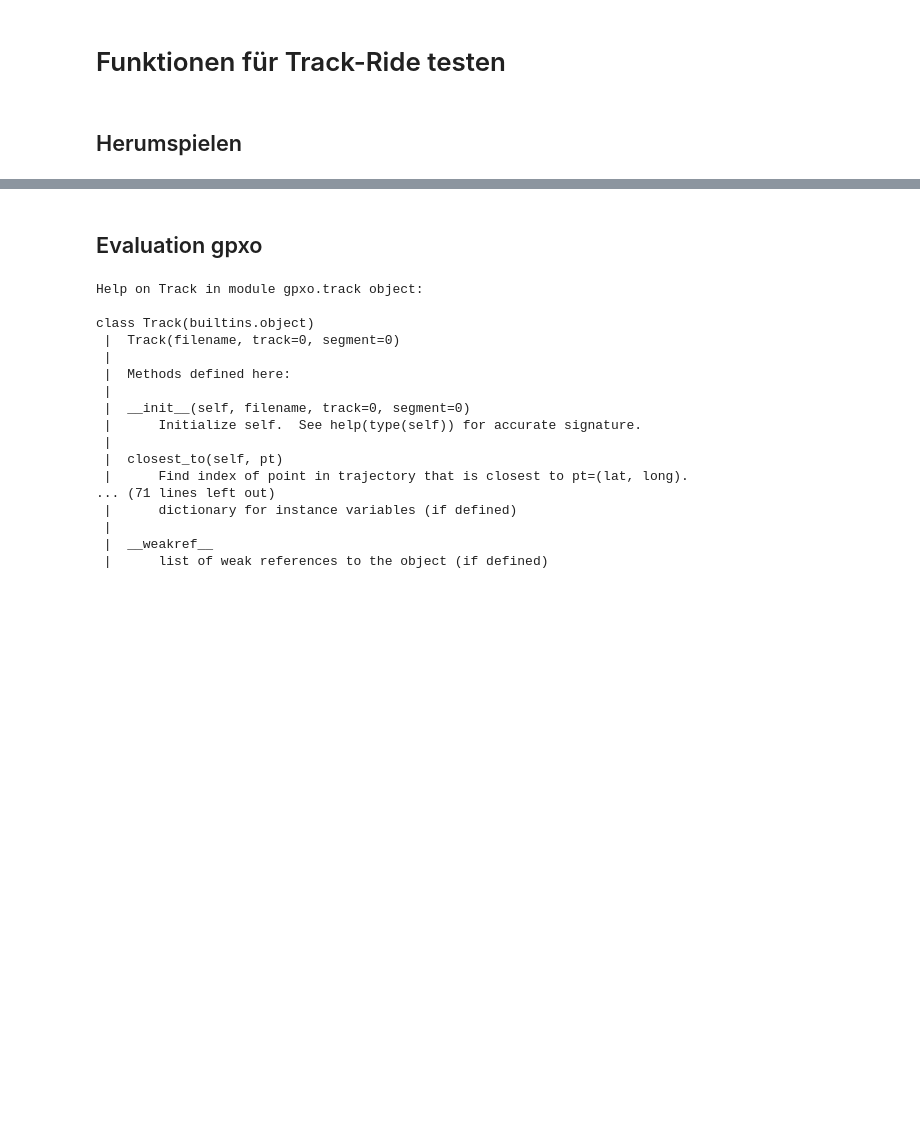
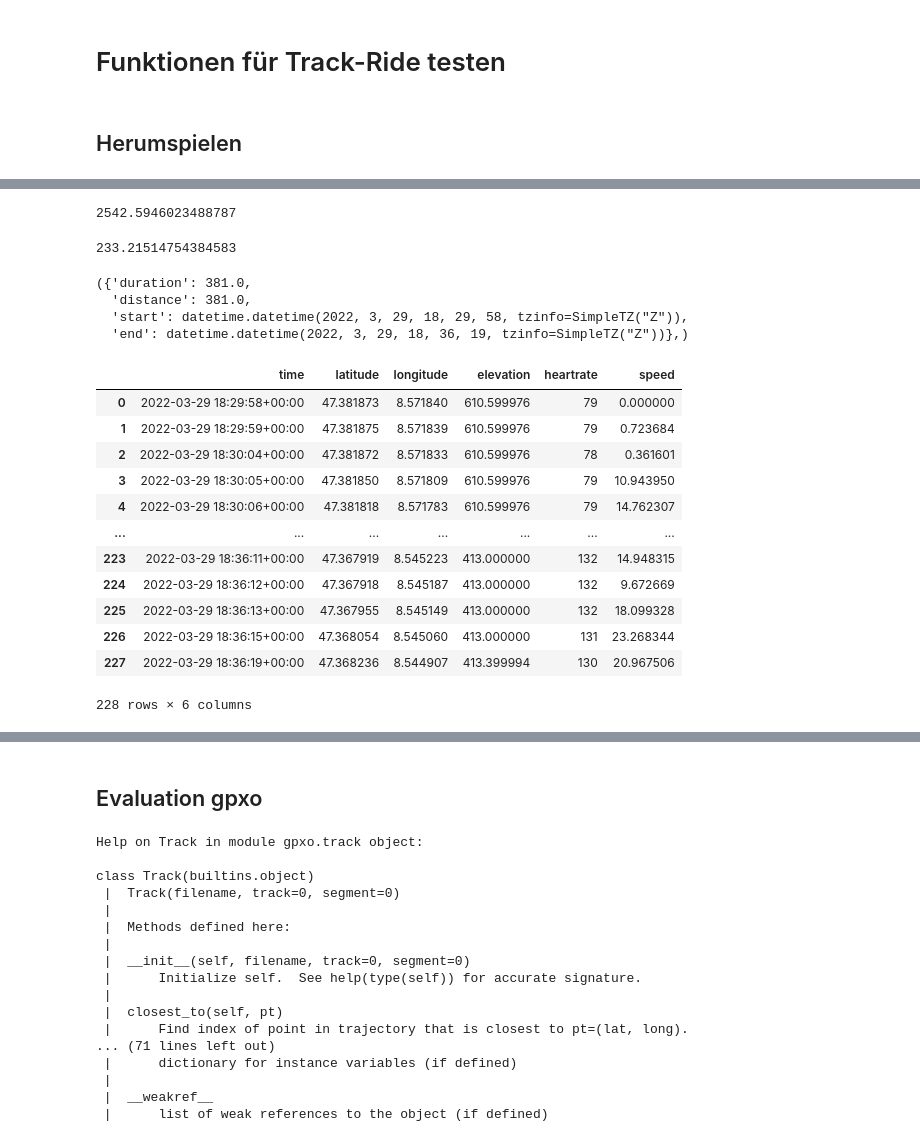
Before and after one commit to iorala/track-rides, a Jupyter notebook: Funktionen_testen.ipynb, the cells around one changed output, grey strips where cells are left out. Saved outputs shown, nothing was run; the diff lists cells and outputs as text; code cells hidden in the pictures; blank space fills up the shorter version.

```diff
--- a/Funktionen_testen.ipynb
+++ b/Funktionen_testen.ipynb
@@ -10,5 +11,5 @@ import gpxpy.gpx
 
 # Parsing an existing file:
 # -------------------------
-gpx_file = open('activity_1.gpx', 'r')
+gpx_file = open('activity_zoo.gpx', 'r')
 gpx = gpxpy.parse(gpx_file)
@@ -42,0 +83,8 @@ GPXTrackPoint(47.36866246908903, 8.547206791117787, elevation=430.0, time=dateti
+# %%
+gpx.tracks[0].segments[0].points[0].distance_3d(gpx.tracks[-1].segments[-1].points[-1])
+# %% [output]
+2542.5946023488787
+# %%
+gpx.tracks[0].segments[0].points[0].course_between(gpx.tracks[-1].segments[-1].points[-1])
+# %% [output]
+233.21514754384583
@@ -42,0 +93,37 @@ GPXTrackPoint(47.36866246908903, 8.547206791117787, elevation=430.0, time=dateti
+# %%
+def create_df(gpx):
+#create a pandas dataframe from a gpx-object
+    df_list = []
+    for track in gpx.tracks:
+        for segment in track.segments:
+            for no,point in enumerate(segment.points):
+                df_list.append((point.time,point.latitude, point.longitude, point.elevation, point.extensions[0][1].text, point.speed_between(segment.points[no-1])*3.6)) # * 3.6 -> m/ in km/h
+    df = pd.DataFrame.from_records(df_list, columns=['time','latitude', 'longitude','elevation', 'heartrate', 'speed'])
+    df.loc[0,'speed'] = 0 # correct speed of first item (would be no-1)
+    return df
+
+metadata,df = create_df(gpx)
+# %%
+metadata
+# %% [output]
+({'duration': 381.0,
+  'distance': 381.0,
+  'start': datetime.datetime(2022, 3, 29, 18, 29, 58, tzinfo=SimpleTZ("Z")),
+  'end': datetime.datetime(2022, 3, 29, 18, 36, 19, tzinfo=SimpleTZ("Z"))},)
+# %%
+df.loc[0,'speed'] = 0
+df
+# %% [output]
+|  | time | latitude | longitude | elevation | heartrate | speed |
+| 0 | 2022-03-29 18:29:58+00:00 | 47.381873 | 8.571840 | 610.599976 | 79 | 0.000000 |
+| 1 | 2022-03-29 18:29:59+00:00 | 47.381875 | 8.571839 | 610.599976 | 79 | 0.723684 |
+| 2 | 2022-03-29 18:30:04+00:00 | 47.381872 | 8.571833 | 610.599976 | 78 | 0.361601 |
+| 3 | 2022-03-29 18:30:05+00:00 | 47.381850 | 8.571809 | 610.599976 | 79 | 10.943950 |
+| 4 | 2022-03-29 18:30:06+00:00 | 47.381818 | 8.571783 | 610.599976 | 79 | 14.762307 |
+| ... | ... | ... | ... | ... | ... | ... |
+| 223 | 2022-03-29 18:36:11+00:00 | 47.367919 | 8.545223 | 413.000000 | 132 | 14.948315 |
+| 224 | 2022-03-29 18:36:12+00:00 | 47.367918 | 8.545187 | 413.000000 | 132 | 9.672669 |
+| 225 | 2022-03-29 18:36:13+00:00 | 47.367955 | 8.545149 | 413.000000 | 132 | 18.099328 |
+| 226 | 2022-03-29 18:36:15+00:00 | 47.368054 | 8.545060 | 413.000000 | 131 | 23.268344 |
+| 227 | 2022-03-29 18:36:19+00:00 | 47.368236 | 8.544907 | 413.399994 | 130 | 20.967506 |
+228 rows × 6 columns
```
Also changed, not shown: parts of 19 cells of this notebook, 2 other files.
